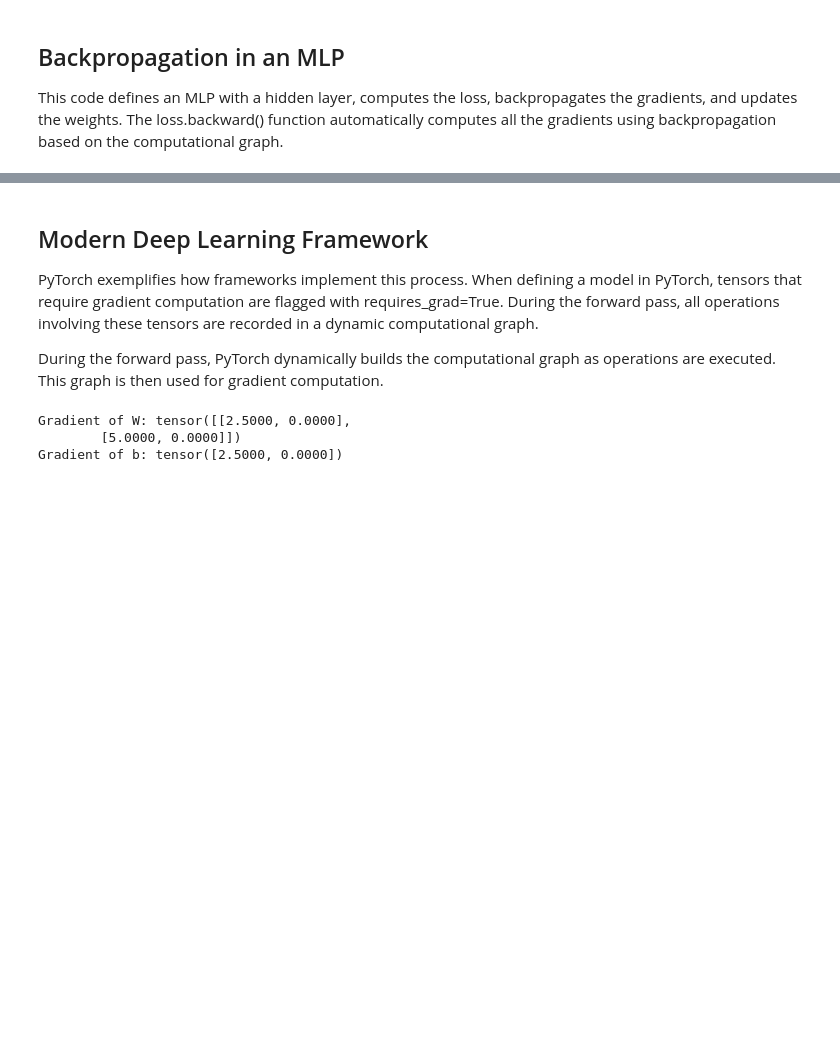
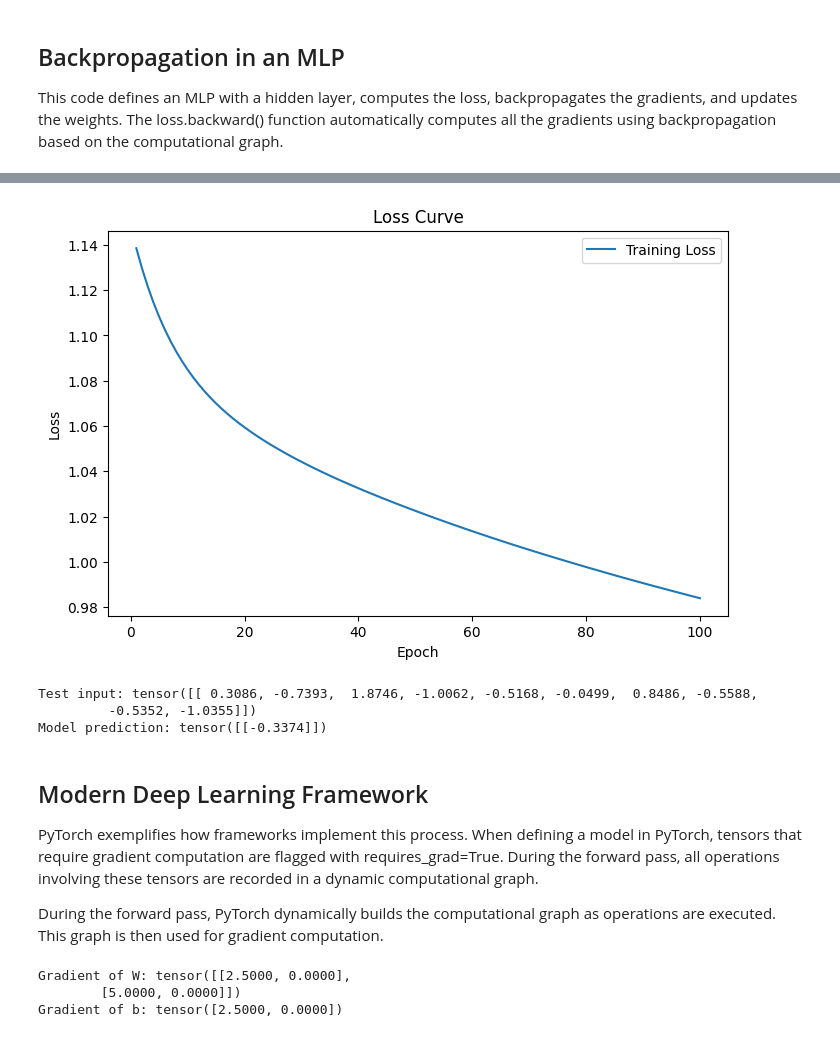
Before and after one commit to zlrs1013/IMGS210_MathForImaging, a Jupyter notebook: finalProject.ipynb, the cells around one changed output, grey strips where cells are left out. Saved outputs shown, nothing was run; the diff lists cells and outputs as text; code cells hidden in the pictures; blank space fills up the shorter version.

```diff
--- a/finalProject.ipynb
+++ b/finalProject.ipynb
@@ -165,0 +178,60 @@ output_layer.bias: tensor([-6.1989])
+# %%
+# Hyperparameters
+input_size = 10
+hidden_size = 32
+output_size = 1
+learning_rate = 0.01
+epochs = 100
+
+# Generate synthetic data
+torch.manual_seed(42)
+X = torch.randn(100, input_size)  # 100 samples, each with `input_size` features
+y = torch.randn(100, output_size)  # Corresponding targets
+
+# Define a simple MLP model
+class SimpleMLP(nn.Module):
+    def __init__(self, input_size, hidden_size, output_size):
+        super(SimpleMLP, self).__init__()
+        self.fc1 = nn.Linear(input_size, hidden_size)  # First fully connected layer
+        self.relu = nn.ReLU()                         # Activation function
+        self.fc2 = nn.Linear(hidden_size, output_size)  # Second fully connected layer/Hidden Layer
+
+    def forward(self, x):
+        x = self.fc1(x)
+        x = self.relu(x)
+        x = self.fc2(x)
+        return x
+
+# Initialize the model, loss function, and optimizer
+model = SimpleMLP(input_size, hidden_size, output_size)
+criterion = nn.MSELoss()  # Mean Squared Error loss
+optimizer = optim.SGD(model.parameters(), lr=learning_rate)  # Stochastic Gradient Descent
+
+# For storing loss values
+loss_values = []
+
+# Training loop
+for epoch in range(epochs):
+    # Forward pass
+    outputs = model(X)
+    loss = criterion(outputs, y)
+    loss_values.append(loss.item())  # Store loss for visualization
+
+    # Backward pass and optimization
+    optimizer.zero_grad()  # Clear gradients from the previous step
+    loss.backward()        # Compute gradients
+    optimizer.step()       # Update weights
+
+    # Print loss every 10 epochs
+    if (epoch+1) % 10 == 0:
+        print(f'Epoch [{epoch+1}/{epochs}], Loss: {loss.item():.4f}')
+
+# Plotting the loss
+plt.figure(figsize=(8, 5))
+plt.plot(range(1, epochs + 1), loss_values, label='Training Loss')
+plt.xlabel('Epoch')
+plt.ylabel('Loss')
+plt.title('Loss Curve')
+plt.legend()
+plt.show()
+# %% [output]
@@ -166,3 +248,7 @@ output_layer.bias: tensor([-6.1989])
+[figure, added]
+Test input: tensor([[ 0.3086, -0.7393,  1.8746, -1.0062, -0.5168, -0.0499,  0.8486, -0.5588,
+         -0.5352, -1.0355]])
+Model prediction: tensor([[-0.3374]])
 # %% [markdown]
 ## Modern Deep Learning Framework ##
 
```
Also changed, not shown: parts of 8 cells of this notebook.
